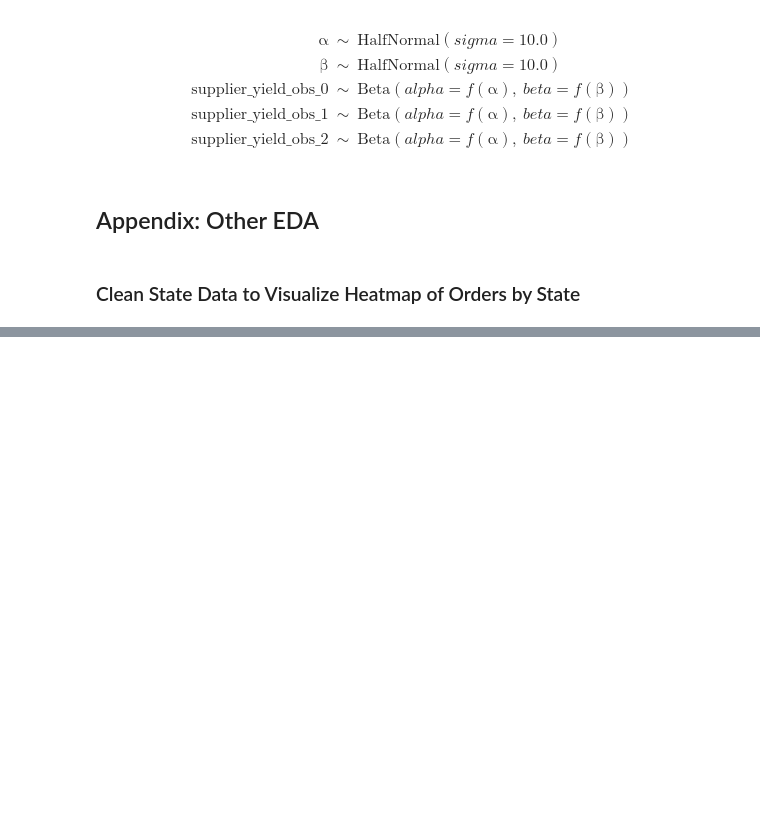
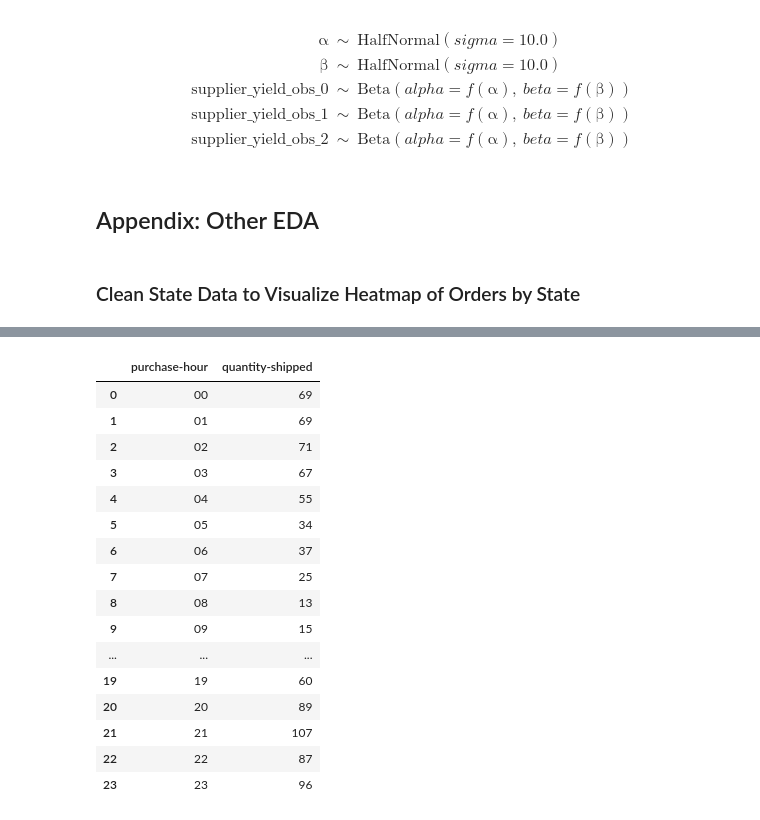
Before and after one commit to ryankirkland/customer-data-analysis, a Jupyter notebook: PBE-Order-Analysis.ipynb, the cells around one changed output, grey strips where cells are left out. Drawn from its saved outputs; the diff is of its cells as text; code cells hidden in the pictures; blank space fills up the shorter version.

Commit message:
time series data

```diff
--- a/PBE-Order-Analysis.ipynb
+++ b/PBE-Order-Analysis.ipynb
@@ -645,0 +660,4 @@ fig.show()
+# %%
+orders_df.loc[:,'purchase-time'] = orders_df['purchase-date'].apply(lambda x: x[1])
+orders_df.loc[:,'purchase-day'] = orders_df['purchase-date'].apply(lambda x: x[0])
+orders_df.head()
@@ -645,0 +672,3 @@ fig.show()
+# %%
+orders_by_day = orders_df[['amazon-order-id', 'purchase-day', 'sku', 'quantity-shipped']]
+orders_by_time = orders_df[['amazon-order-id', 'purchase-time', 'sku', 'quantity-shipped']]
@@ -645,0 +684,7 @@ fig.show()
+# %%
+orders_by_time.head()
+orders_by_time['purchase-time'] = orders_by_time['purchase-time'].astype(str).str.split('+')
+orders_by_time.loc[:, 'purchase-time-clean'] = orders_by_time['purchase-time'].apply(lambda x: x[0])
+# %%
+orders_by_time['purchase-hour'] = orders_by_time['purchase-time-clean'].apply(lambda x: x[0:2])
+orders_by_time.sort_values('purchase-hour').head()
@@ -645,0 +725,21 @@ fig.show()
+# %%
+orders_by_time_grouped = orders_by_time.groupby('purchase-hour').sum().reset_index()
+orders_by_time_grouped
+# %% [output]
+|  | purchase-hour | quantity-shipped |
+| 0 | 00 | 69 |
+| 1 | 01 | 69 |
+| 2 | 02 | 71 |
+| 3 | 03 | 67 |
+| 4 | 04 | 55 |
+| 5 | 05 | 34 |
+| 6 | 06 | 37 |
+| 7 | 07 | 25 |
+| 8 | 08 | 13 |
+| 9 | 09 | 15 |
+| ... | ... | ... |
+| 19 | 19 | 60 |
+| 20 | 20 | 89 |
+| 21 | 21 | 107 |
+| 22 | 22 | 87 |
+| 23 | 23 | 96 |
```
Also changed, not shown: parts of 12 cells of this notebook, 1 other file.
